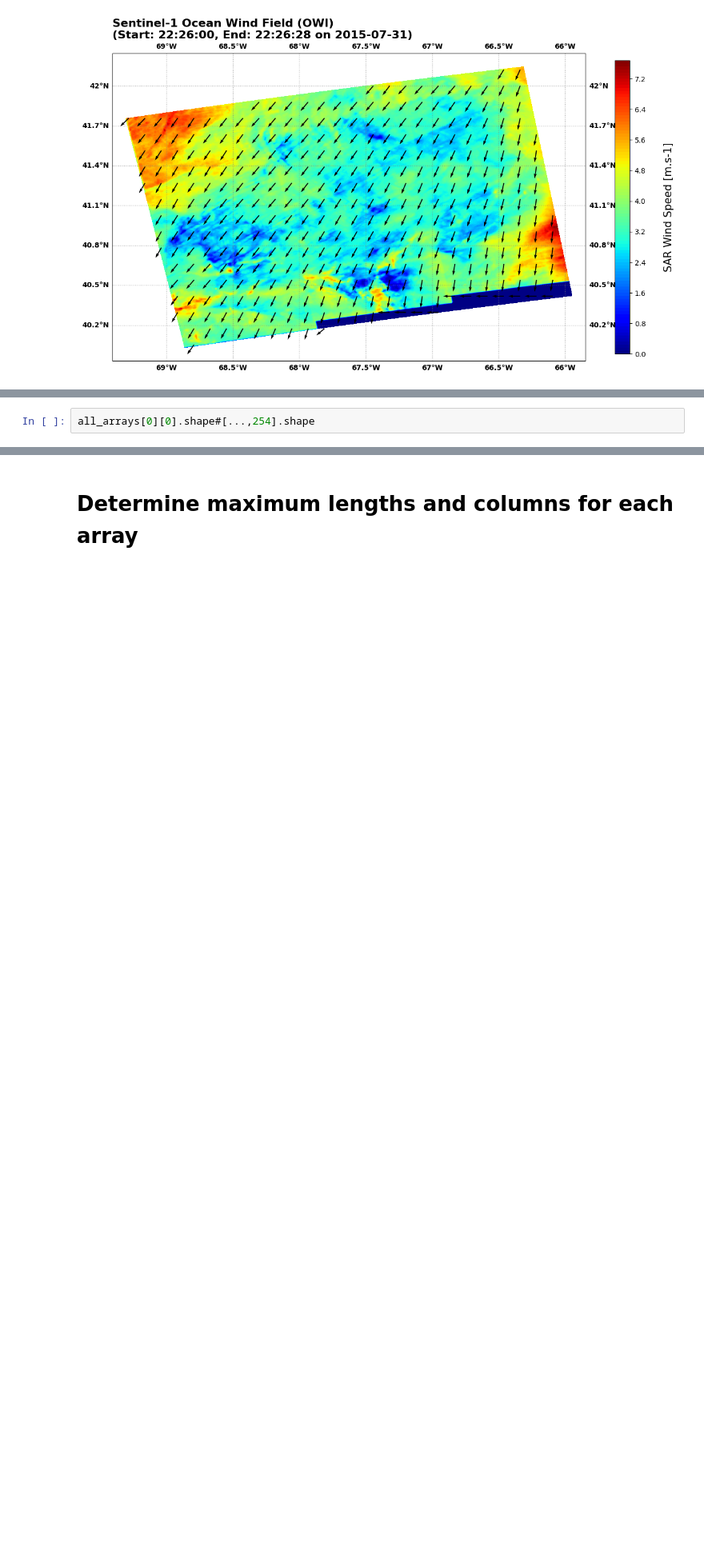
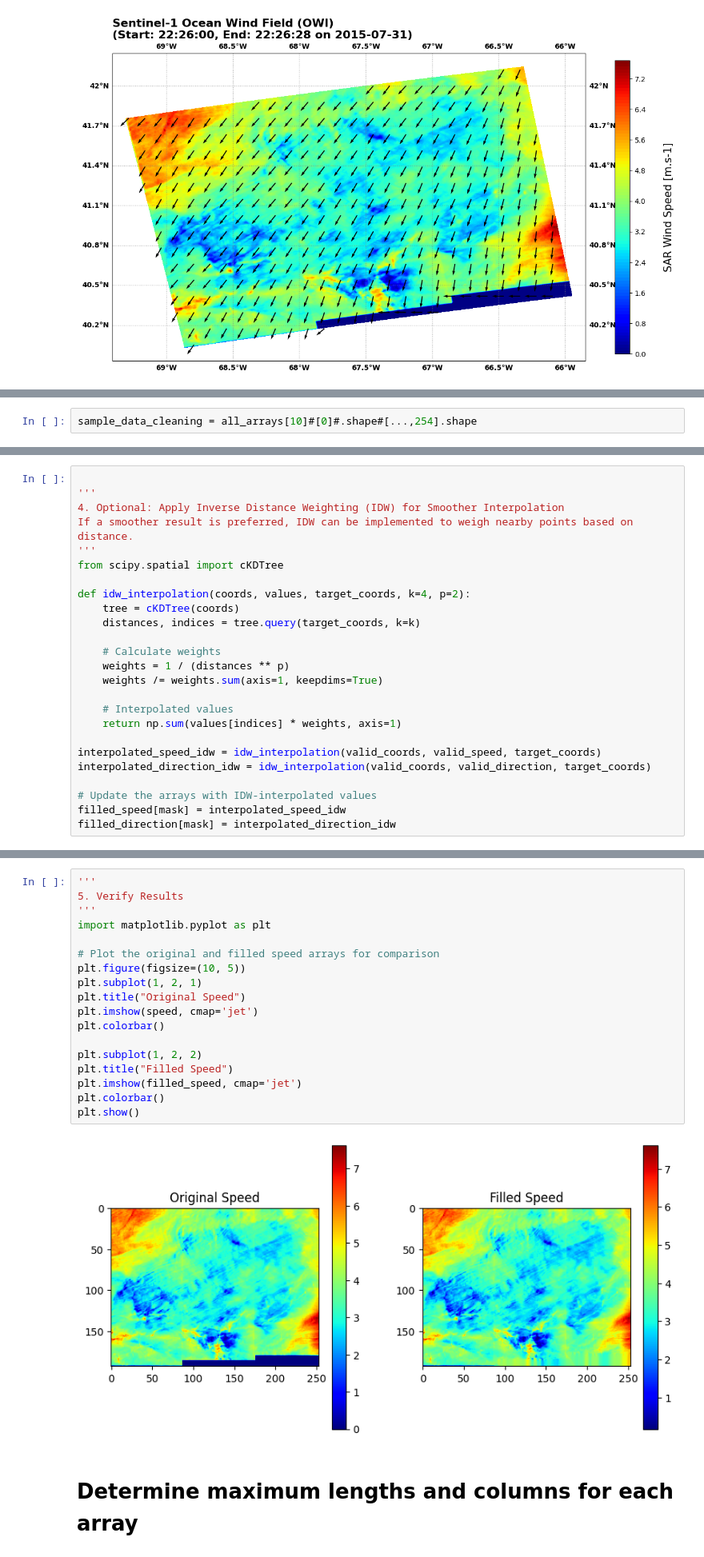
Before and after one commit to noriegamonsc1/Offshore-Wind-Research-2024-2025, a Jupyter notebook: notebooks/data_exploration/Numpy_arrays_Unsupervised_ML.ipynb, the cells around one changed output, grey strips where cells are left out. Shown at 80% size. Saved outputs shown, nothing was run; the diff lists cells and outputs as text; blank space fills up the shorter version.

```diff
--- a/notebooks/data_exploration/Numpy_arrays_Unsupervised_ML.ipynb
+++ b/notebooks/data_exploration/Numpy_arrays_Unsupervised_ML.ipynb
@@ -26,2 +26,2 @@ Data is read, and append in the list 'all_arrays'
 # %%
-all_arrays[0][0].shape#[...,254].shape
+sample_data_cleaning = all_arrays[10]#[0]#.shape#[...,254].shape
@@ -34,0 +74,25 @@ zoom(all_arrays[0][0],0.5).shape
+# %%
+
+'''
+4. Optional: Apply Inverse Distance Weighting (IDW) for Smoother Interpolation
+If a smoother result is preferred, IDW can be implemented to weigh nearby points based on distance.
+'''
+from scipy.spatial import cKDTree
+
+def idw_interpolation(coords, values, target_coords, k=4, p=2):
+    tree = cKDTree(coords)
+    distances, indices = tree.query(target_coords, k=k)
+
+    # Calculate weights
+    weights = 1 / (distances ** p)
+    weights /= weights.sum(axis=1, keepdims=True)
+
+    # Interpolated values
+    return np.sum(values[indices] * weights, axis=1)
+
+interpolated_speed_idw = idw_interpolation(valid_coords, valid_speed, target_coords)
+interpolated_direction_idw = idw_interpolation(valid_coords, valid_direction, target_coords)
+
+# Update the arrays with IDW-interpolated values
+filled_speed[mask] = interpolated_speed_idw
+filled_direction[mask] = interpolated_direction_idw
@@ -35,3 +131,23 @@ zoom(all_arrays[0][0],0.5).shape
+# %%
+'''
+5. Verify Results
+'''
+import matplotlib.pyplot as plt
+
+# Plot the original and filled speed arrays for comparison
+plt.figure(figsize=(10, 5))
+plt.subplot(1, 2, 1)
+plt.title("Original Speed")
+plt.imshow(speed, cmap='jet')
+plt.colorbar()
+
+plt.subplot(1, 2, 2)
+plt.title("Filled Speed")
+plt.imshow(filled_speed, cmap='jet')
+plt.colorbar()
+plt.show()
+# %% [output]
+[figure, added]
 # %% [markdown]
 # Determine maximum lengths and columns for each array
 # %%
```
Also changed, not shown: parts of 11 cells of this notebook.
